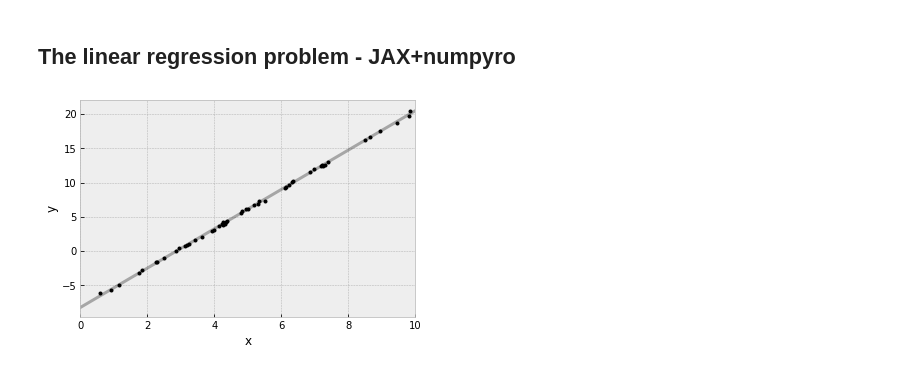
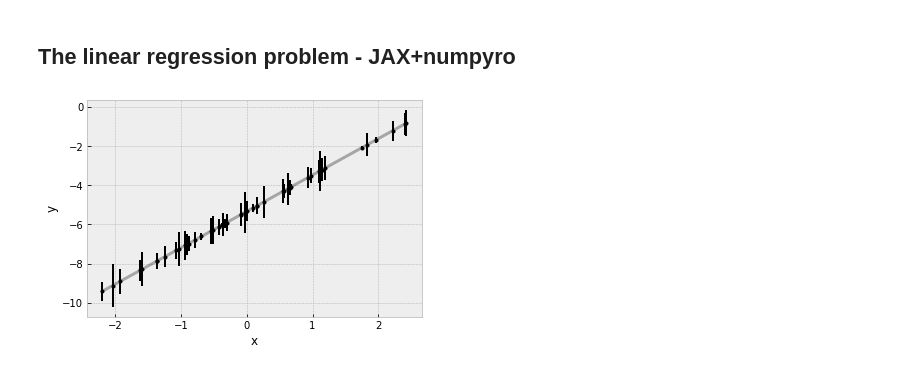
Before and after one commit to srijaniiserprinceton/qdpy-numpyro, a Jupyter notebook: notebooks/linear-regression.ipynb, the cells around one changed output. Drawn from its saved outputs; the diff is of its cells as text; code cells hidden in the pictures.

```diff
--- a/notebooks/linear-regression.ipynb
+++ b/notebooks/linear-regression.ipynb
@@ -31,27 +31,25 @@ import emcee
 # %%
 import numpy as np
 import matplotlib.pyplot as plt
 
 np.random.seed(123)
 
 # Choose the "true" parameters.
 m_true = 1.8594
 b_true = -5.3294
-f_true = 1.543
 
 # Generate some synthetic data from the model.
 N = 50
-x = np.sort(10 * np.random.rand(N))
-y = f_true * (m_true * x + b_true)
-yerr = 1.0*(0.1 + 0.05 * np.random.rand(N))
-y += np.abs(f_true * y) * np.random.randn(N) * 0.01
-y += yerr * np.random.randn(N)
+m_sigma = 0.5
+x = np.sort(5 * (np.random.rand(N)-0.5))
+y = m_true * x + b_true
+y = m_true*x + b_true
+yerr = np.random.randn(N)*m_sigma
 
 plt.errorbar(x, y, yerr=yerr, fmt=".k", capsize=0)
-x0 = np.linspace(0, 10, 500)
-plt.plot(x0, f_true * (m_true * x0 + b_true), "k", alpha=0.3, lw=3)
-plt.xlim(0, 10)
+x0 = np.linspace(x.min(), x.max(), 500)
+plt.plot(x0, m_true * x0 + b_true, "k", alpha=0.3, lw=3)
 plt.xlabel("x")
 plt.ylabel("y");
 # %% [output]
-[figure, old version]
+[figure, new version]
```
Also changed, not shown: parts of 10 cells of this notebook, 5 other files.
